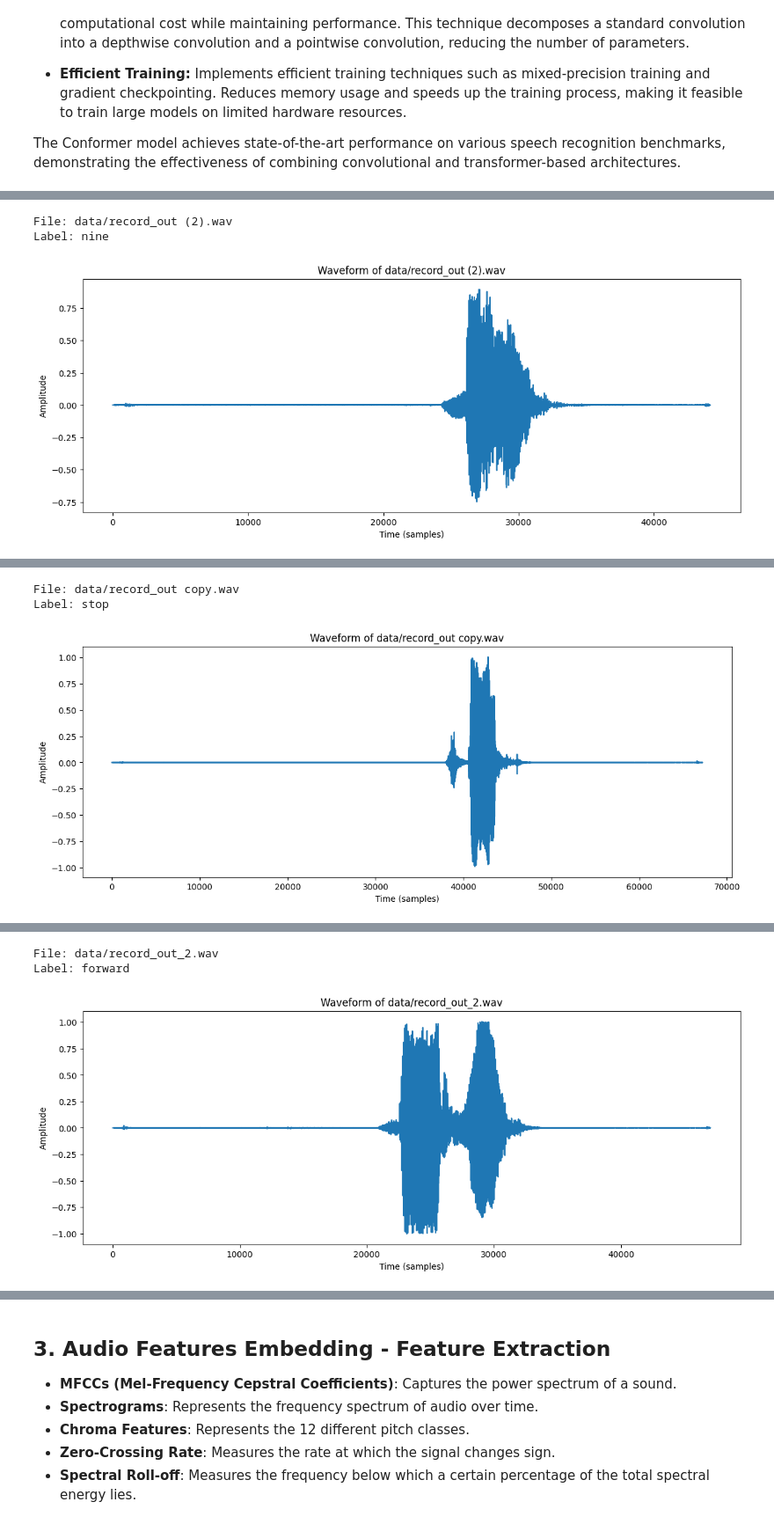
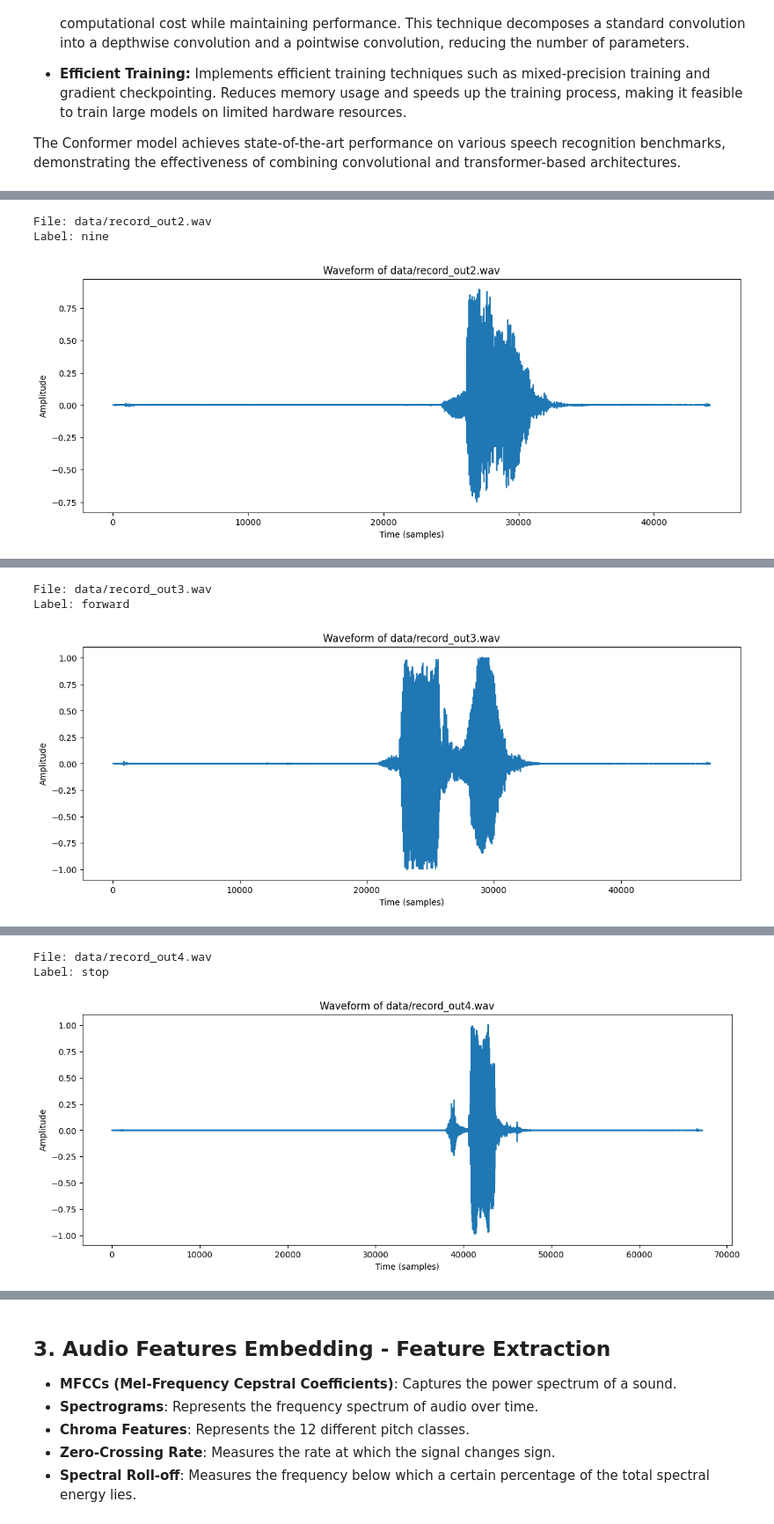
Before and after one commit to nitishdas1517/audio-embedding-umap, a Jupyter notebook: projectkarna.ipynb, the cells around one changed output, grey strips where cells are left out. Shown at 88% size. Saved outputs shown, nothing was run; the diff lists cells and outputs as text; code cells hidden in the pictures.

```diff
--- a/projectkarna.ipynb
+++ b/projectkarna.ipynb
@@ -143,10 +158,5 @@ You should probably TRAIN this model on a down-stream task to be able to use it
 # %%
-import librosa
-import torch
-import matplotlib.pyplot as plt
-from IPython.display import Audio, display
-
-files = ["record_out (1).wav", "record_out (2).wav", "record_out copy.wav", "record_out_2.wav"]
+files = ["record_out1.wav", "record_out2.wav", "record_out3.wav", "record_out4.wav"]
 
 for file in files:
     file_path = f"data/{file}"
@@ -181,17 +191,17 @@ File: data/record_out (1).wav
 Label: sheila
 [figure]
 [interactive output not drawn]
-File: data/record_out (2).wav
+File: data/record_out2.wav
 Label: nine
 [figure]
 [interactive output not drawn]
-File: data/record_out copy.wav
-Label: stop
+File: data/record_out3.wav
+Label: forward
-[figure, old version]
+[figure, new version]
 [interactive output not drawn]
-File: data/record_out_2.wav
-Label: forward
+File: data/record_out4.wav
+Label: stop
-[figure, old version]
+[figure, new version]
 [interactive output not drawn]
 # %% [markdown]
 ## 3. Audio Features Embedding - Feature Extraction
```
Also changed, not shown: parts of 20 cells of this notebook, 6 other files.
